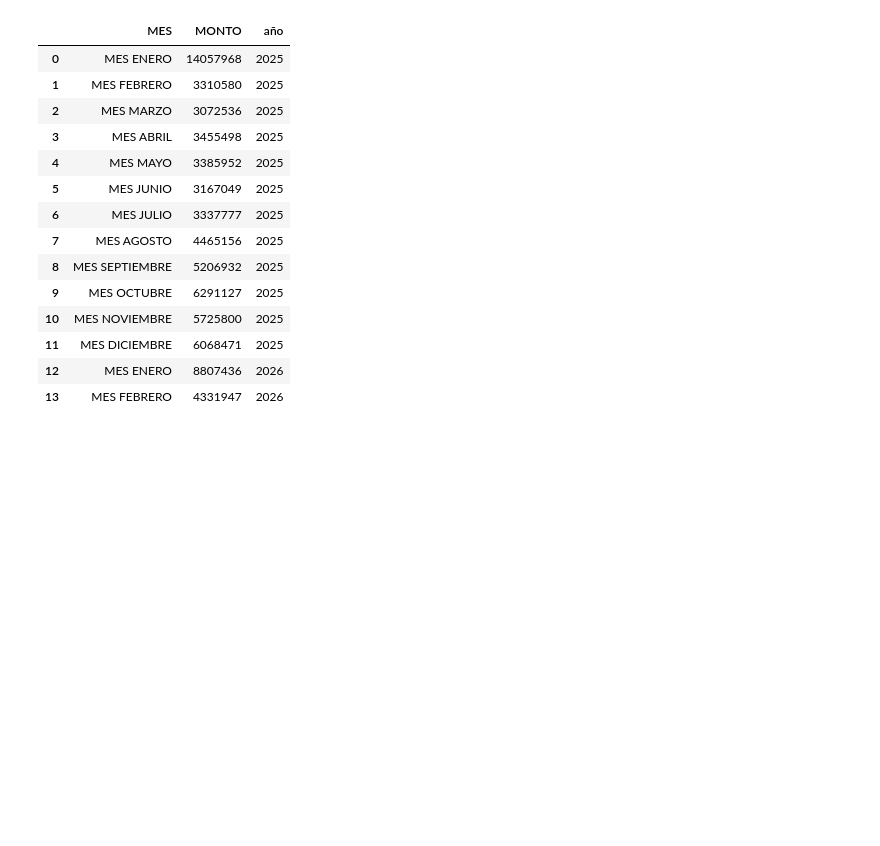
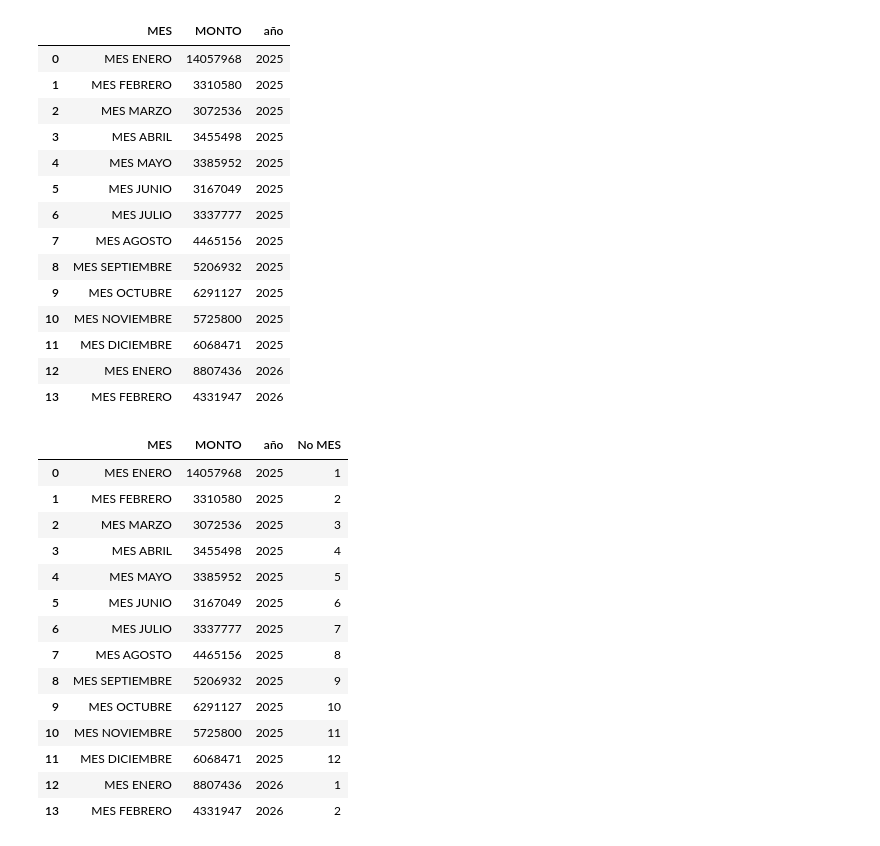
Before and after one commit to wafervi/KAKEBIA, a Jupyter notebook: notebooks/kakebo_analtytics.ipynb, the cells around one changed output. Saved outputs shown, nothing was run; the diff lists cells and outputs as text; code cells hidden in the pictures; blank space fills up the shorter version.

```diff
--- a/notebooks/kakebo_analtytics.ipynb
+++ b/notebooks/kakebo_analtytics.ipynb
@@ -27,6 +31,38 @@ df
 | 11 | MES DICIEMBRE | 6068471 | 2025 |
 | 12 | MES ENERO | 8807436 | 2026 |
 | 13 | MES FEBRERO | 4331947 | 2026 |
+# %%
+# Crear columna "No MES" basada en el nombre del mes
+meses = [
+    "ENERO", "FEBRERO", "MARZO", "ABRIL", "MAYO", "JUNIO",
+    "JULIO", "AGOSTO", "SEPTIEMBRE", "OCTUBRE", "NOVIEMBRE", "DICIEMBRE"
+]
+mapa_meses = {mes: i + 1 for i, mes in enumerate(meses)}
+
+df["No MES"] = (
+    df["MES"]
+    .str.replace("MES ", "", regex=False)
+    .str.strip()
+    .map(mapa_meses)
+)
+
+df
+# %% [output]
+|  | MES | MONTO | año | No MES |
+| 0 | MES ENERO | 14057968 | 2025 | 1 |
+| 1 | MES FEBRERO | 3310580 | 2025 | 2 |
+| 2 | MES MARZO | 3072536 | 2025 | 3 |
+| 3 | MES ABRIL | 3455498 | 2025 | 4 |
+| 4 | MES MAYO | 3385952 | 2025 | 5 |
+| 5 | MES JUNIO | 3167049 | 2025 | 6 |
+| 6 | MES JULIO | 3337777 | 2025 | 7 |
+| 7 | MES AGOSTO | 4465156 | 2025 | 8 |
+| 8 | MES SEPTIEMBRE | 5206932 | 2025 | 9 |
+| 9 | MES OCTUBRE | 6291127 | 2025 | 10 |
+| 10 | MES NOVIEMBRE | 5725800 | 2025 | 11 |
+| 11 | MES DICIEMBRE | 6068471 | 2025 | 12 |
+| 12 | MES ENERO | 8807436 | 2026 | 1 |
+| 13 | MES FEBRERO | 4331947 | 2026 | 2 |
 # %%
 df.mean
 # %% [output]
```
Also changed, not shown: parts of 9 cells of this notebook, 3 other files.
